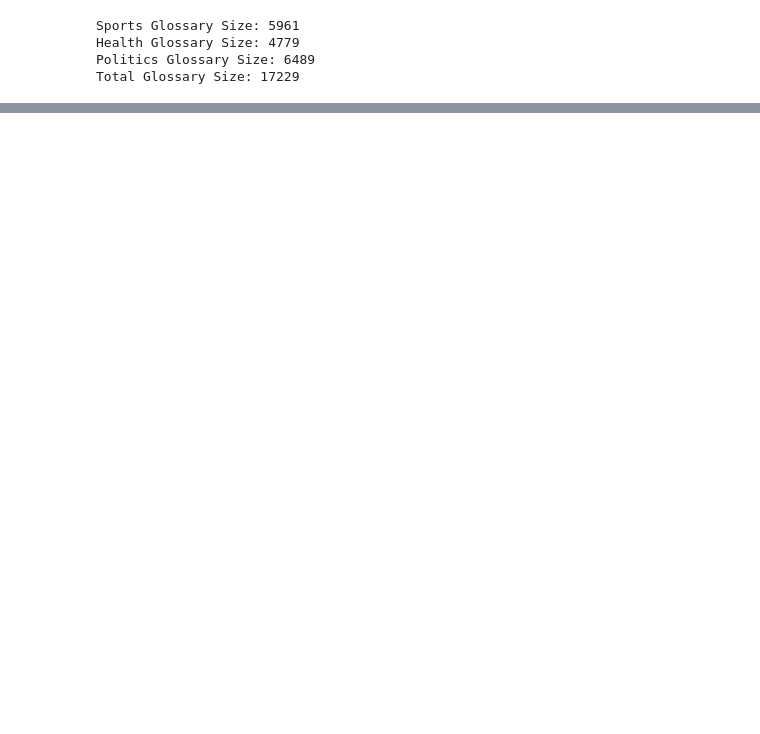
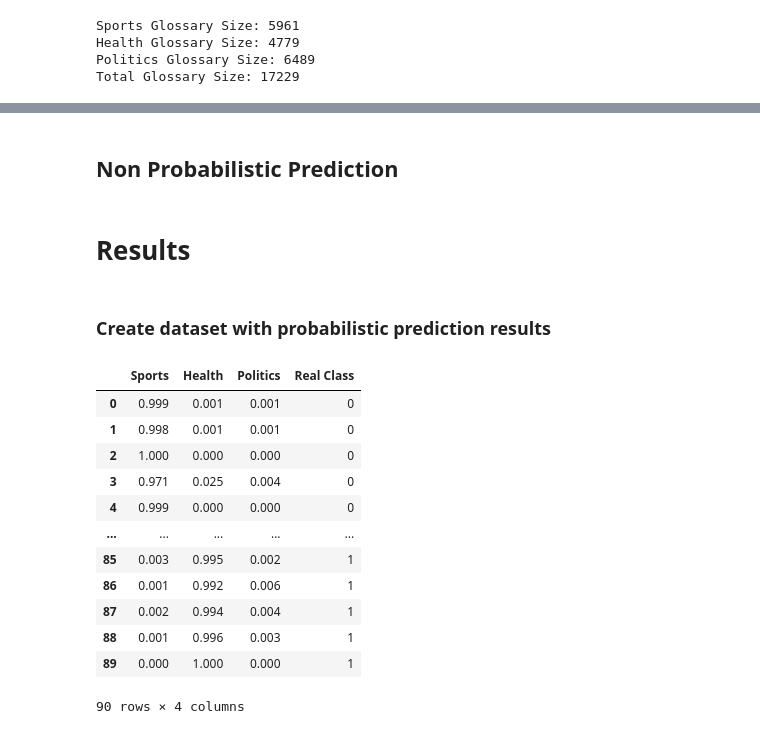
Before and after one commit to juliaap00/glossary-classifier, a Jupyter notebook: SVM Text Classifier.ipynb, the cells around one changed output, grey strips where cells are left out. Cells and saved outputs as stored; diff of their text form; code cells hidden in the pictures; blank space fills up the shorter version.

```diff
--- a/SVM Text Classifier.ipynb
+++ b/SVM Text Classifier.ipynb
@@ -112,0 +167,4 @@ df_predicciones.to_excel('/content/drive/MyDrive/Ignieria_Linguistica/modelo_SVM
+# %%
+p_prediction = model.predict_proba(x_test)
+# %% [markdown]
+## Non Probabilistic Prediction
@@ -112,0 +173,26 @@ df_predicciones.to_excel('/content/drive/MyDrive/Ignieria_Linguistica/modelo_SVM
+# %% [markdown]
+# Results
+# %% [markdown]
+### Create dataset with probabilistic prediction results
+# %%
+p_prediction = [np.round(x,3) for x in p_prediction]
+
+p_prediction_df = pd.DataFrame(p_prediction)
+p_prediction_df.columns=['Sports', 'Health', 'Politics']
+p_prediction_df['Real Class'] = y_test
+
+p_prediction_df
+# %% [output]
+|  | Sports | Health | Politics | Real Class |
+| 0 | 0.999 | 0.001 | 0.001 | 0 |
+| 1 | 0.998 | 0.001 | 0.001 | 0 |
+| 2 | 1.000 | 0.000 | 0.000 | 0 |
+| 3 | 0.971 | 0.025 | 0.004 | 0 |
+| 4 | 0.999 | 0.000 | 0.000 | 0 |
+| ... | ... | ... | ... | ... |
+| 85 | 0.003 | 0.995 | 0.002 | 1 |
+| 86 | 0.001 | 0.992 | 0.006 | 1 |
+| 87 | 0.002 | 0.994 | 0.004 | 1 |
+| 88 | 0.001 | 0.996 | 0.003 | 1 |
+| 89 | 0.000 | 1.000 | 0.000 | 1 |
+90 rows × 4 columns
```
Also changed, not shown: parts of 52 cells of this notebook.
